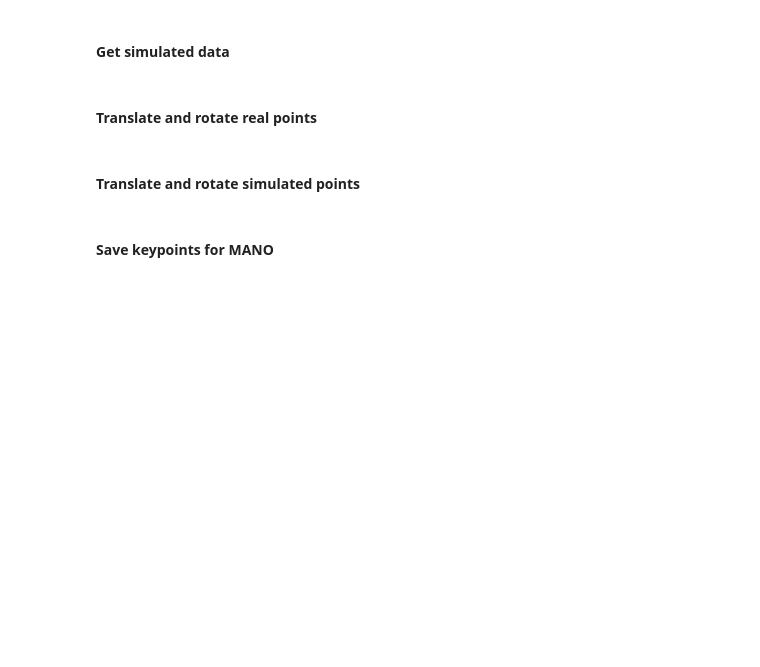
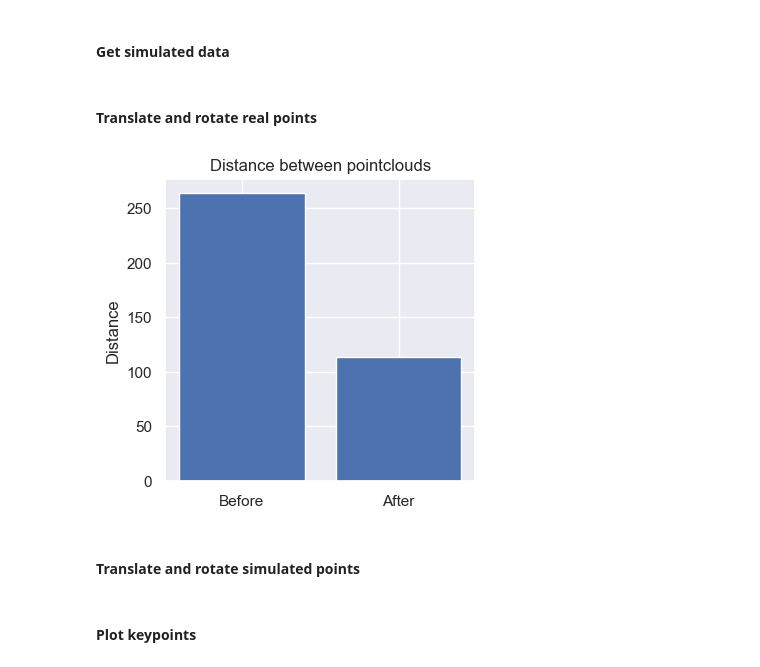
Before and after one commit to lucas-ventura/tactile2object, a Jupyter notebook: manus/pipeline.ipynb, the cells around one changed output. Drawn from its saved outputs; the diff is of its cells as text; code cells hidden in the pictures; blank space fills up the shorter version.

```diff
--- a/manus/pipeline.ipynb
+++ b/manus/pipeline.ipynb
@@ -6,7 +6,7 @@ from utils import *
 # %% [markdown]
 #### Load data
 # %%
-xlsx_pth = "C:/Users/lucas/Desktop/UPC/MIT/tactile2object/manus/recorded_data.xlsx"
+xlsx_pth = "C:/Users/lucas/Desktop/UPC/MIT/tactile2object/manus/data/recorded_data.xlsx"
 data = Data(xlsx_pth)
 positions_FT = data.getFingertips()
 # %% [markdown]
@@ -51,6 +49,21 @@ o3d.visualization.draw_geometries(visualize, zoom=0.9,
                                   front=[0.0, 0.0, -0.5],
                                   lookat=[0.0, 0.0, 0.0],
                                   up=[0.0, 0.4, 0.0])
+# %%
+# find mean column wise
+centroid_A = np.mean(touch_locations_real, axis=0)
+centroid_B = np.mean(touch_locations_simu, axis=0)
+A_centered = touch_locations_real - centroid_A
+B_centered = touch_locations_simu - centroid_B
+norm_before = np.linalg.norm(A_centered - B_centered)
+
+centroid_A = np.mean(touch_locations_real_tr, axis=0)
+A_centered = touch_locations_real_tr - centroid_A
+norm_after = np.linalg.norm(A_centered - B_centered)
+
+plot_bar_values(norm_before, norm_after)
+# %% [output]
+[figure, added]
 # %% [markdown]
 #### Translate and rotate simulated points
 # %%
@@ -75,8 +88,8 @@ pcd_tr.translate((t))
 visualize = [pcd_tr] + balls_real + balls_simu_tr + [line_set]
 
 o3d.visualization.draw_geometries(visualize)
-# %% [markdown]
-#### Save keypoints for MANO
+# %% [markdown]
+#### Plot keypoints
 # %%
 positions_order_l = [
     "LeftCarpus",
```
Also changed, not shown: parts of 28 cells of this notebook.
